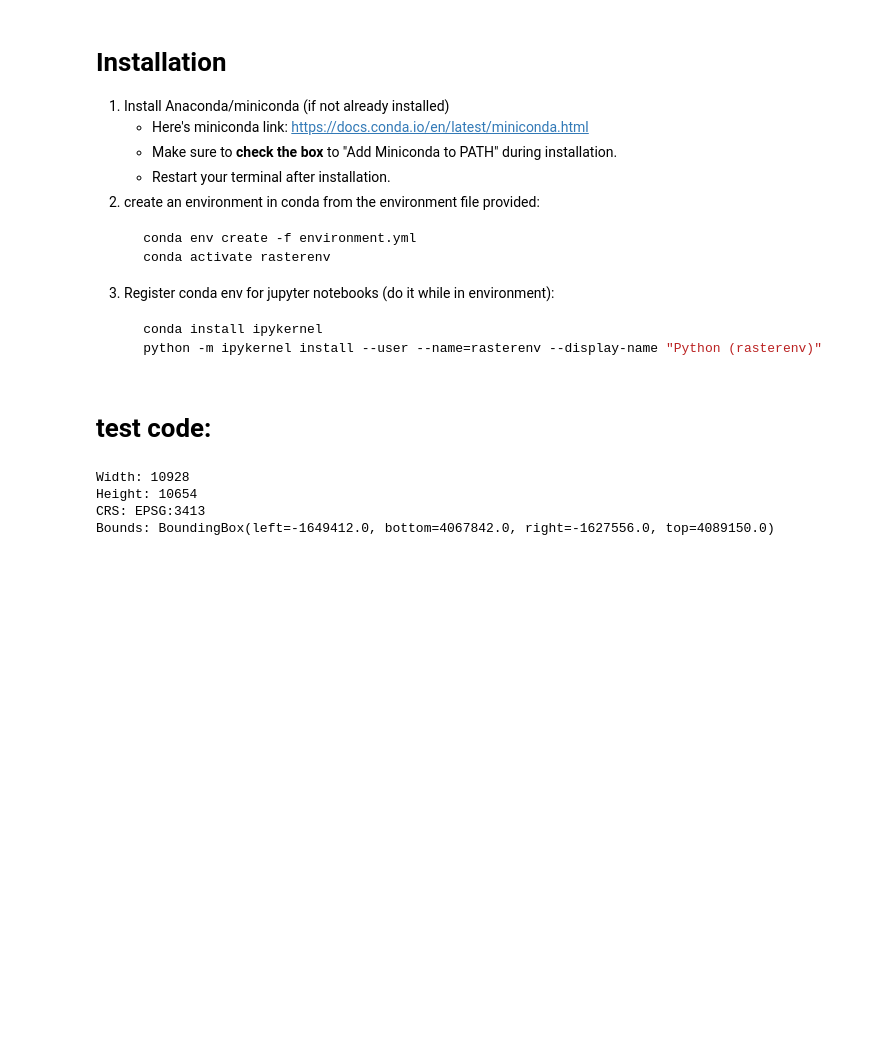
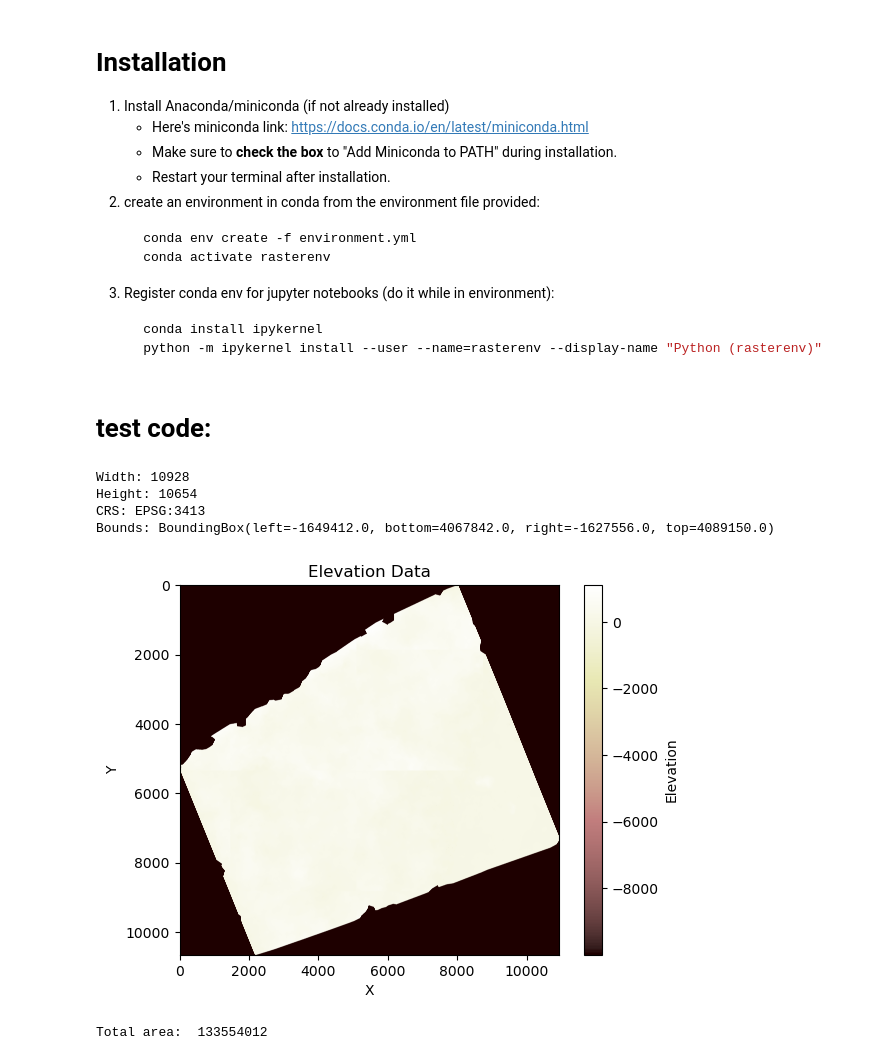
Before and after one commit to Hassoonu/2025-SROP-MSI-Alliance-REU, a Jupyter notebook: raster_work/test.ipynb, the cells around one changed output. Saved outputs shown, nothing was run; the diff lists cells and outputs as text; code cells hidden in the pictures; blank space fills up the shorter version.

```diff
--- a/raster_work/test.ipynb
+++ b/raster_work/test.ipynb
@@ -22,18 +22,34 @@ This folder is made to test [`Rasterio`](https://rasterio.readthedocs.io/) and s
 # test code:
 # %%
 import rasterio
+import matplotlib.pyplot as plt
+import numpy as np
 # below is path to data to test on
 test_file = "../data/SETSM_s2s041_WV02_20190307_103001008C5DEA00_103001008ED5D700_2m_seg1/SETSM_s2s041_WV02_20190307_103001008C5DEA00_103001008ED5D700_2m_seg1_dem.tif"
 
 with rasterio.open(test_file) as dataset:
     print("Width:", dataset.width)
     print("Height:", dataset.height)
     print("CRS:", dataset.crs)
     print("Bounds:", dataset.bounds)
 
-    band1 = dataset.read(1)  # Read the first band into a NumPy array
+    band1 = dataset.read(1)  # Read the first band into an array
+
+    plt.imshow(band1, cmap='gray')
+    plt.colorbar(label='Elevation')
+    plt.title('Elevation Data')
+    plt.xlabel('X')
+    plt.ylabel('Y')
+    plt.show()
+
+    notData = dataset.nodata
+
+    validData = band1 != notData
+    print("Total area: ", validData.sum() * 2)
 # %% [output]
 Width: 10928
 Height: 10654
 CRS: EPSG:3413
 Bounds: BoundingBox(left=-1649412.0, bottom=4067842.0, right=-1627556.0, top=4089150.0)
+[figure, added]
+Total area:  133554012
```
Also changed, not shown: 10 other files.
